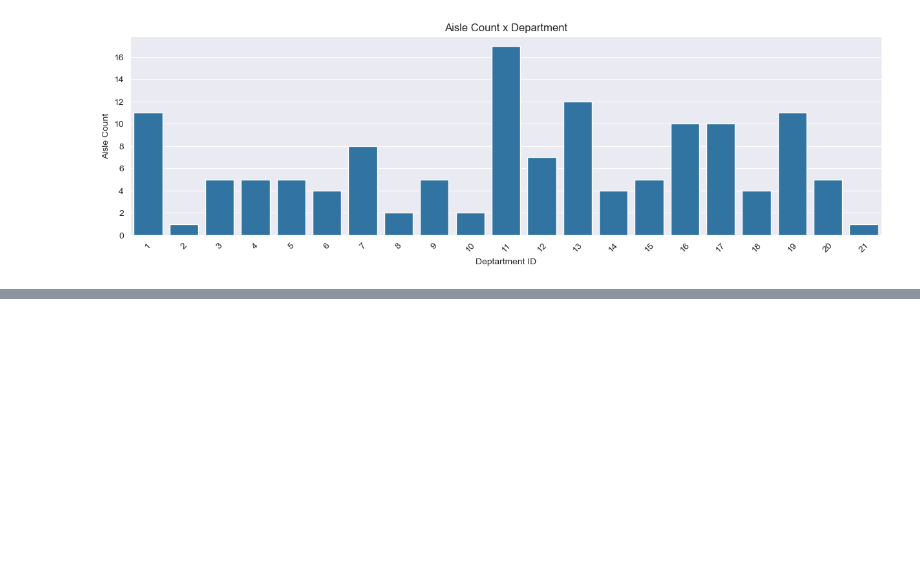
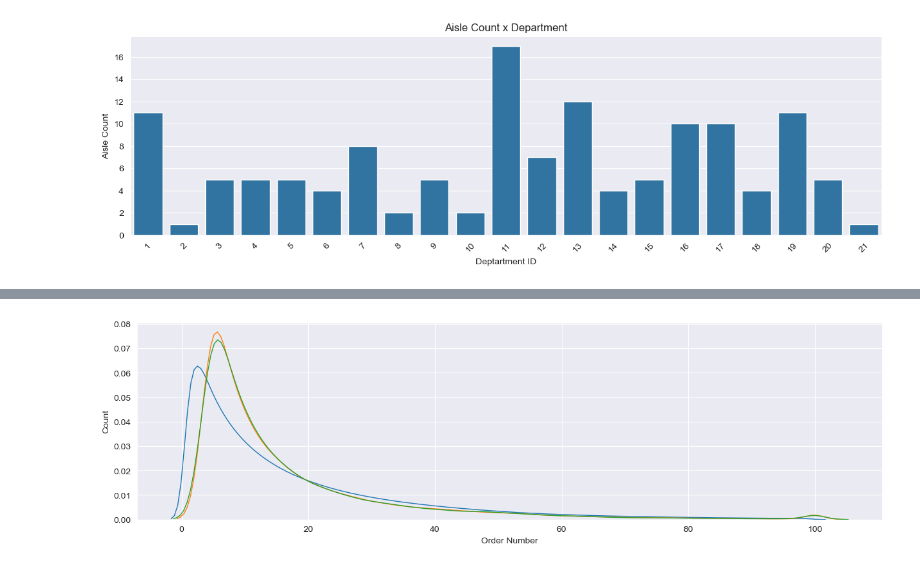
Before and after one commit to japoeder/Basket-Analysis, a Jupyter notebook: 2) SDA.ipynb, the cells around one changed output, grey strips where cells are left out. Drawn from its saved outputs; the diff is of its cells as text; code cells hidden in the pictures; blank space fills up the shorter version.

```diff
--- a/2) SDA.ipynb
+++ b/2) SDA.ipynb
@@ -123,0 +207,10 @@ simple_bar(temp_df
+# %%
+fig, ax = plt.subplots(figsize = (15,4))
+ax = sns.kdeplot(orders.order_number[orders.eval_set == 'prior'], label = "Prior set", lw = 1)
+ax = sns.kdeplot(orders.order_number[orders.eval_set == 'train'], label = "Train set", lw = 1)
+ax = sns.kdeplot(orders.order_number[orders.eval_set == 'test'], label = "Test set", lw = 1)
+ax.set_xlabel('Order Number')
+ax.set_ylabel('Count')
+ax.tick_params(axis = 'both', labelsize = 10)
+# %% [output]
+[figure, added]
```
Also changed, not shown: parts of 14 cells of this notebook.
